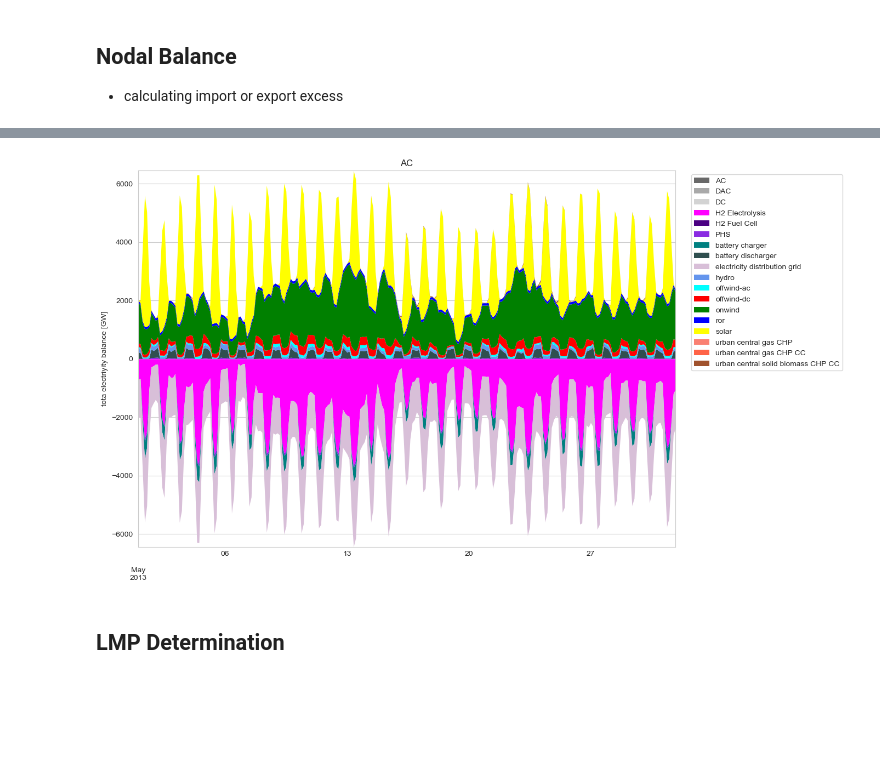
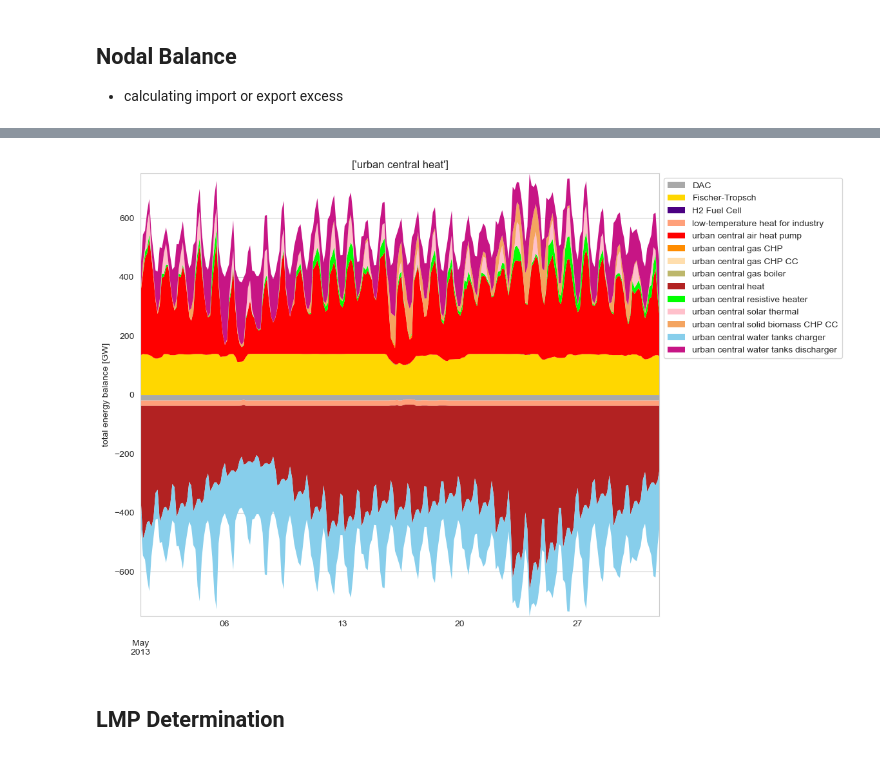
Before and after one commit to JulianGeis/master_thesis, a Jupyter notebook: notebooks/power_balance.ipynb, the cells around one changed output, grey strips where cells are left out. Drawn from its saved outputs; the diff is of its cells as text; code cells hidden in the pictures; blank space fills up the shorter version.

Commit message:
second network analysis and further progress in merit order calc, power balance. start of hydrogen analysis

```diff
--- a/notebooks/power_balance.ipynb
+++ b/notebooks/power_balance.ipynb
@@ -169,4 +430,6 @@ Notes:
 # %%
-# nodal balance for first of January and carrier AC
-carrier = "AC"
-nb1 = nodal_balance(n, carrier = carrier, time="2013-05", aggregate=['component', 'bus'], energy=True)  # in units of energy
+carrier = ["urban central heat"]
+nb_ucheat = nodal_balance(n, carrier=carrier, time="2013-05", aggregate=['component', 'bus'], energy=True)   # in units of energy
+# convert from MW to GW
+nb_ucheat = nb_ucheat.unstack(level=[1]) / 1000
+nb_ucheat.head()
@@ -228,23 +444,25 @@ colors = {
 # %%
-fig, ax = plt.subplots(figsize=(14, 8))
+fig, ax = plt.subplots(figsize=(12, 8))
+
+df = nb_ucheat
 
 # split into df with posititve and negative values and get colors
 df_neg, df_pos = df.clip(upper=0), df.clip(lower=0)
-c_neg, c_pos = [colors[col] for col in df_neg.columns], [colors[col] for col in df_pos.columns]
+c_neg, c_pos = [carrier_colors[col] for col in df_neg.columns], [carrier_colors[col] for col in df_pos.columns]
 
 # plot positive values
 df_pos.plot.area(ax=ax, stacked=True, color=c_pos, linewidth=0.)
 
 # rename
 df_neg.rename(columns=lambda x: '_' + x).plot.area(ax=ax, stacked=True, color=c_neg, linewidth=0.)
 
 # rescale the y axis
 
 ax.set_ylim([df_neg.sum(axis=1).min(), df_pos.sum(axis=1).max()])
-ax.legend(ncol=1, loc="upper center", bbox_to_anchor=(1.17, 1))
-ax.set_ylabel("tota electriyity balance [GW]")
+ax.legend(ncol=1, loc="upper center", bbox_to_anchor=(1.18, 1))
+ax.set_ylabel("total energy balance [GW]")
 ax.set_xlabel("")
 ax.set_title(f"{carrier}")
 fig.tight_layout()
 # %% [output]
-[figure, old version]
+[figure, new version]
```
Also changed, not shown: parts of 27 cells of this notebook, 5 other files.
